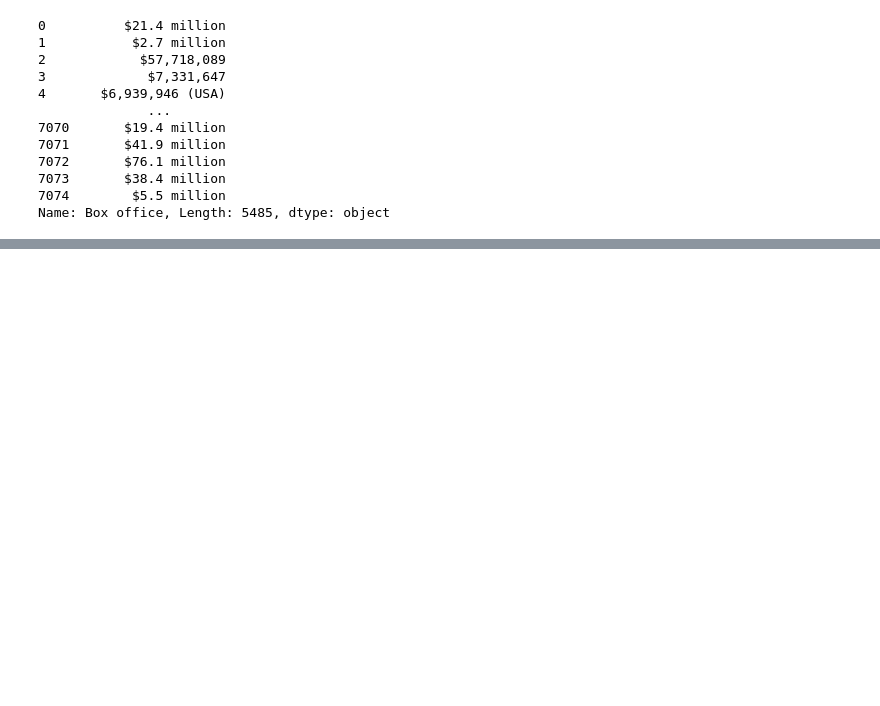
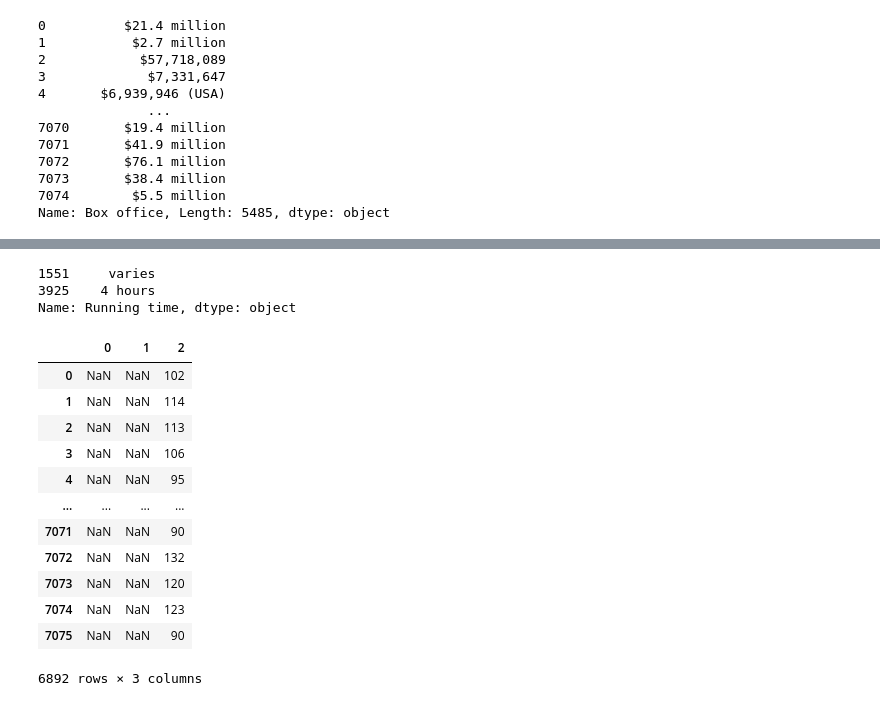
Before and after one commit to jayjohnson526/Movies-ETL, a Jupyter notebook: Movielens_Extract.ipynb, the cells around one changed output, grey strips where cells are left out. Drawn from its saved outputs; the diff is of its cells as text; code cells hidden in the pictures; blank space fills up the shorter version.

Commit message:
Cleaned Wikipedia movie data.

```diff
--- a/Movielens_Extract.ipynb
+++ b/Movielens_Extract.ipynb
@@ -511,0 +699,4 @@ Name: Box office, Length: 5485, dtype: object
+# %%
+# Remove citation references from the budget column
+budget = budget.str.replace(r'\[\d+\]\s*', '')
+budget[~matches_form_one & ~matches_form_two]
@@ -511,0 +721,5 @@ Name: Box office, Length: 5485, dtype: object
+# %%
+# Parse the budget values and drop the original Budget column
+wiki_movies_df['budget'] = budget.str.extract(f'({form_one}|{form_two})', flags=re.IGNORECASE)[0].apply(parse_dollars)
+wiki_movies_df.drop('budget', axis=1, inplace=True)
+sorted(wiki_movies_df.columns.tolist())
@@ -511,0 +744,23 @@ Name: Box office, Length: 5485, dtype: object
+# %%
+# Parse the release date data
+# Create a variable to hold the non-null values of release dates
+release_date = wiki_movies_df['Released'].dropna().apply(lambda x: ' '.join(x) if type(x) == list else x)
+
+# Specify the different date forms
+date_form_one = r'(?:January|Februrary|March|April|May|June|July|August|September|October|November|December)\s[123]\d,\s\d{4}'
+date_form_two = r'\d{4}.[01]\d.[123]\d'
+date_form_three = r'(?:January|Februrary|March|April|May|June|July|August|September|October|November|December)\s\d{4}'
+date_form_four = r'\d{4}'
+
+# Extract the dates
+release_date.str.extract(f'({date_form_one}|{date_form_two}|{date_form_three}|{date_form_four})', flags=re.IGNORECASE)
+
+# Use Pandas to_datetime() function to parse the dates
+wiki_movies_df['release_date'] = pd.to_datetime(release_date.str.extract(f'({date_form_one}|{date_form_two}|{date_form_three}|{date_form_four})')[0], infer_datetime_format=True)
+# %%
+# Parse the running time
+# Create a variable to hold the non-null values of running time
+running_time = wiki_movies_df['Running time'].dropna().apply(lambda x: ' '.join(x) if type(x) == list else x)
+
+# check the number of running times that match 100 minutes
+running_time.str.contains(r'^\d*\s*minutes$', flags=re.IGNORECASE).sum()
@@ -511,0 +811,24 @@ Name: Box office, Length: 5485, dtype: object
+# %%
+# Relax the beginning of the string criteria (remove the caret)
+running_time[running_time.str.contains(r'\d*\s*m', flags=re.IGNORECASE) != True]
+# %% [output]
+1551     varies
+3925    4 hours
+Name: Running time, dtype: object
+# %%
+running_time_extract = running_time.str.extract(r'(\d+)\s*ho?u?r?s?\s*(\d*)|(\d+)\s*m')
+running_time_extract
+# %% [output]
+|  | 0 | 1 | 2 |
+| 0 | NaN | NaN | 102 |
+| 1 | NaN | NaN | 114 |
+| 2 | NaN | NaN | 113 |
+| 3 | NaN | NaN | 106 |
+| 4 | NaN | NaN | 95 |
+| ... | ... | ... | ... |
+| 7071 | NaN | NaN | 90 |
+| 7072 | NaN | NaN | 132 |
+| 7073 | NaN | NaN | 120 |
+| 7074 | NaN | NaN | 123 |
+| 7075 | NaN | NaN | 90 |
+6892 rows × 3 columns
```
Also changed, not shown: parts of 34 cells of this notebook.
